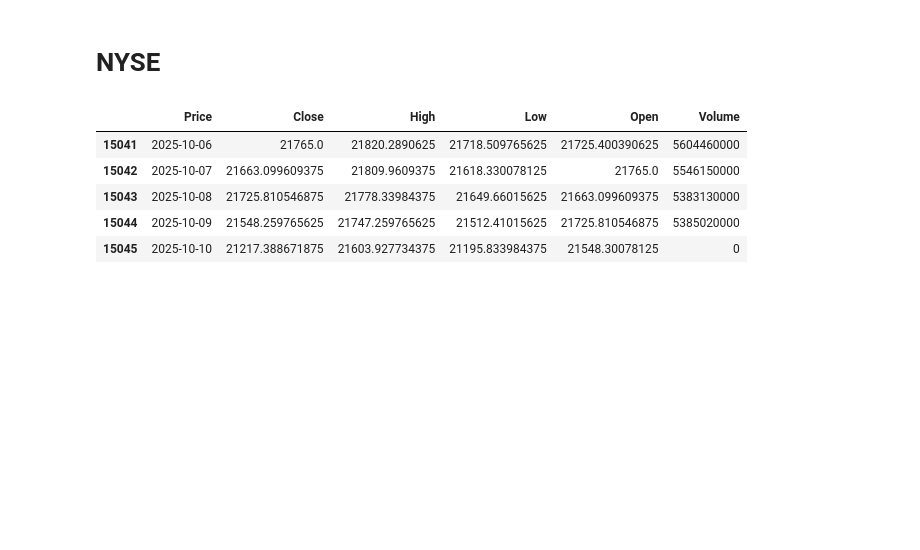
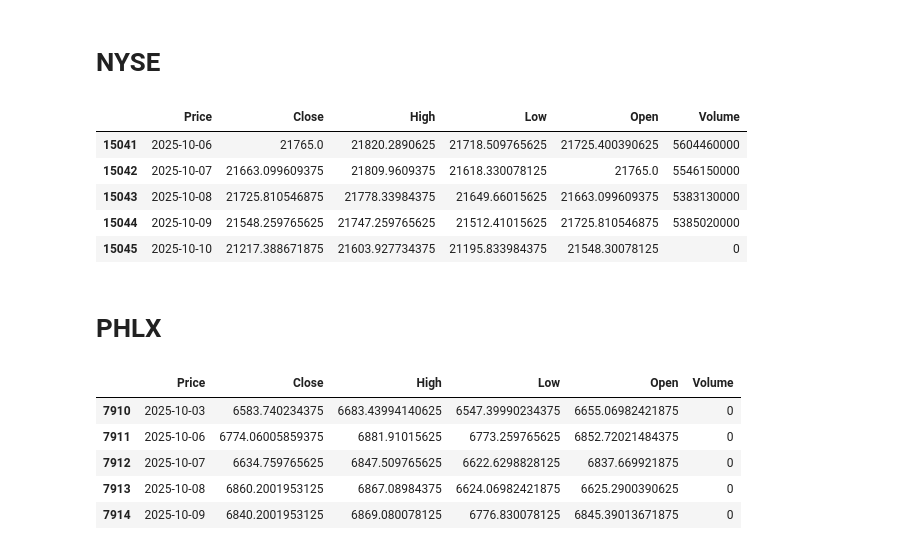
Before and after one commit to DawidK4/BSEPrediction, a Jupyter notebook: market_data/market_data_EDA.ipynb, the cells around one changed output. Saved outputs shown, nothing was run; the diff lists cells and outputs as text; code cells hidden in the pictures; blank space fills up the shorter version.

Commit message:
EDA and transformation of PHLX

```diff
--- a/market_data/market_data_EDA.ipynb
+++ b/market_data/market_data_EDA.ipynb
@@ -215,3 +215,14 @@ nyse_composite = nyse_composite.iloc[2:]
 
 nyse_composite.rename(columns={'Price': 'Date'}, inplace=True)
 nyse_composite['Date'] = pd.to_datetime(nyse_composite['Date'])
+# %% [markdown]
+# PHLX
+# %%
+phlx_semiconductor_index.tail()
+# %% [output]
+|  | Price | Close | High | Low | Open | Volume |
+| 7910 | 2025-10-03 | 6583.740234375 | 6683.43994140625 | 6547.39990234375 | 6655.06982421875 | 0 |
+| 7911 | 2025-10-06 | 6774.06005859375 | 6881.91015625 | 6773.259765625 | 6852.72021484375 | 0 |
+| 7912 | 2025-10-07 | 6634.759765625 | 6847.509765625 | 6622.6298828125 | 6837.669921875 | 0 |
+| 7913 | 2025-10-08 | 6860.2001953125 | 6867.08984375 | 6624.06982421875 | 6625.2900390625 | 0 |
+| 7914 | 2025-10-09 | 6840.2001953125 | 6869.080078125 | 6776.830078125 | 6845.39013671875 | 0 |
```
Also changed, not shown: parts of 1 cell of this notebook.
